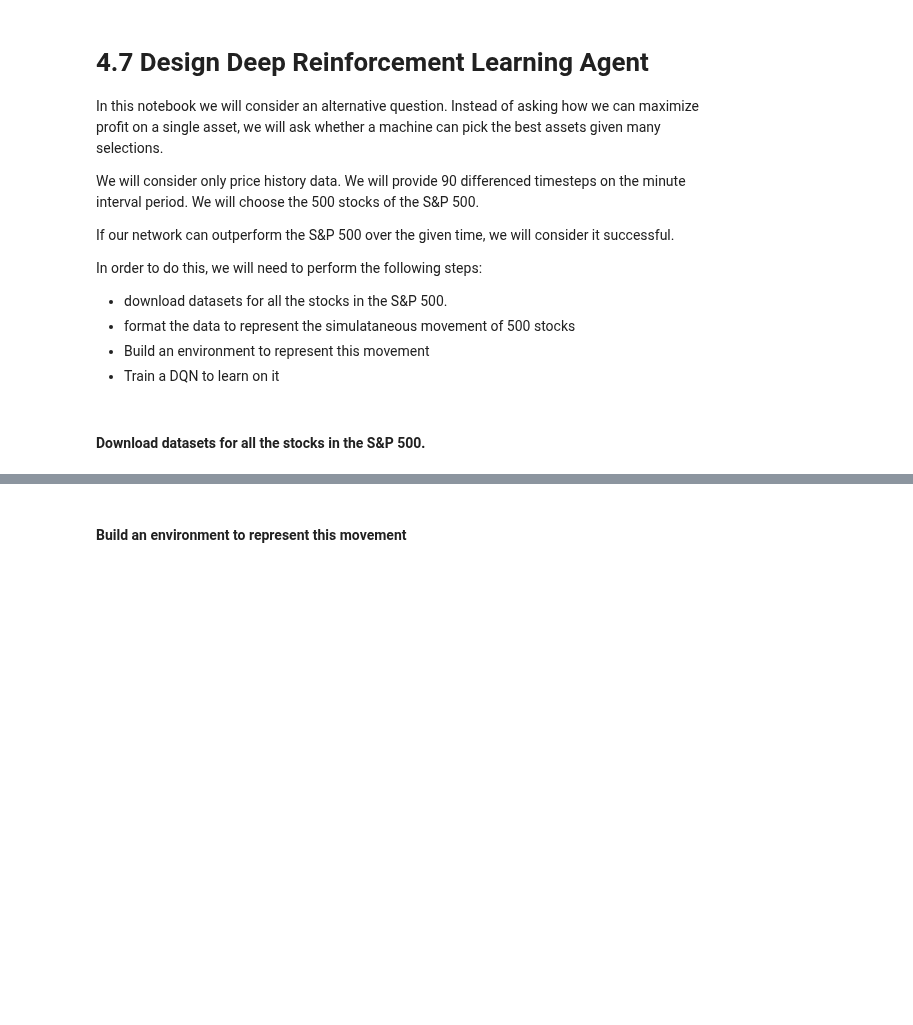
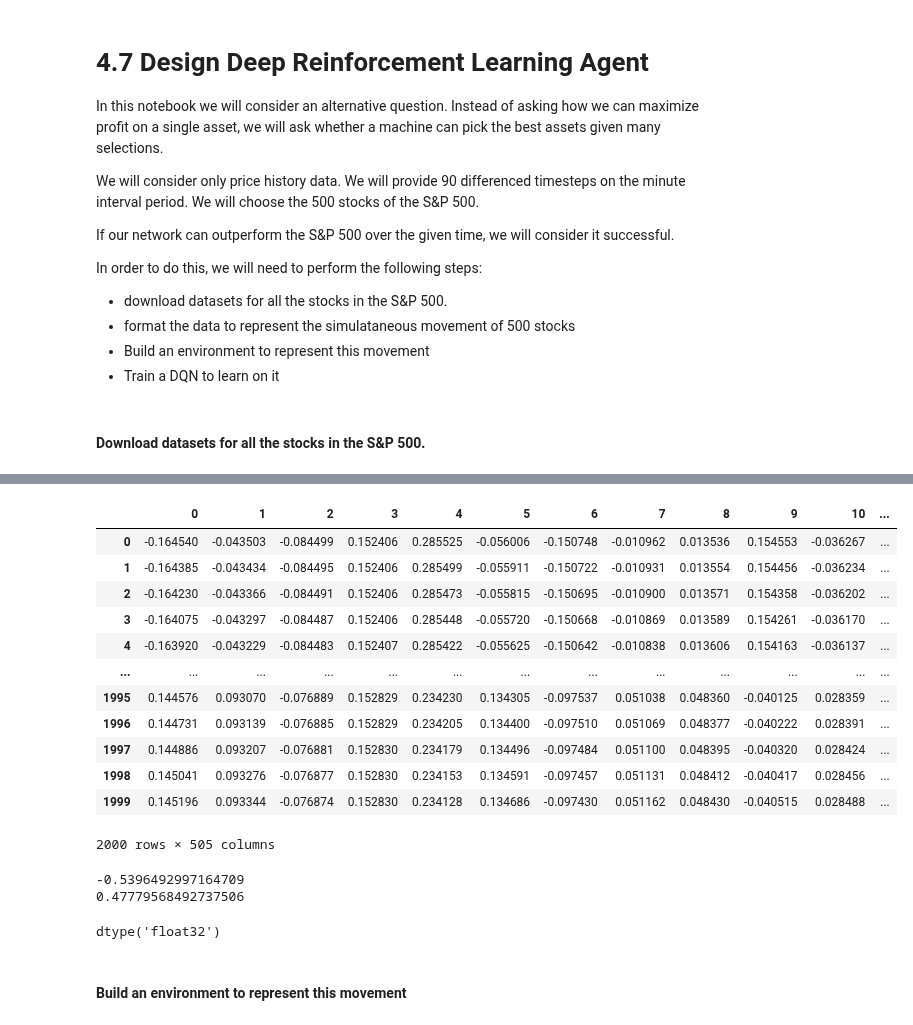
Before and after one commit to MarkPopovich/financial-ml, a Jupyter notebook: 4-Modeling/4.7 Design Deep Reinforcement Learning Agent.ipynb, the cells around one changed output, grey strips where cells are left out. Cells and saved outputs as stored; diff of their text form; code cells hidden in the pictures; blank space fills up the shorter version.

```diff
--- a/4-Modeling/4.7 Design Deep Reinforcement Learning Agent.ipynb
+++ b/4-Modeling/4.7 Design Deep Reinforcement Learning Agent.ipynb
@@ -109,3 +119,32 @@ X.shape
+# %%
+import pandas as pd
+
+pd.DataFrame(X)
+# %% [output]
+|  | 0 | 1 | 2 | 3 | 4 | 5 | 6 | 7 | 8 | 9 | 10 | ... |
+| 0 | -0.164540 | -0.043503 | -0.084499 | 0.152406 | 0.285525 | -0.056006 | -0.150748 | -0.010962 | 0.013536 | 0.154553 | -0.036267 | ... |
+| 1 | -0.164385 | -0.043434 | -0.084495 | 0.152406 | 0.285499 | -0.055911 | -0.150722 | -0.010931 | 0.013554 | 0.154456 | -0.036234 | ... |
+| 2 | -0.164230 | -0.043366 | -0.084491 | 0.152406 | 0.285473 | -0.055815 | -0.150695 | -0.010900 | 0.013571 | 0.154358 | -0.036202 | ... |
+| 3 | -0.164075 | -0.043297 | -0.084487 | 0.152406 | 0.285448 | -0.055720 | -0.150668 | -0.010869 | 0.013589 | 0.154261 | -0.036170 | ... |
+| 4 | -0.163920 | -0.043229 | -0.084483 | 0.152407 | 0.285422 | -0.055625 | -0.150642 | -0.010838 | 0.013606 | 0.154163 | -0.036137 | ... |
+| ... | ... | ... | ... | ... | ... | ... | ... | ... | ... | ... | ... | ... |
+| 1995 | 0.144576 | 0.093070 | -0.076889 | 0.152829 | 0.234230 | 0.134305 | -0.097537 | 0.051038 | 0.048360 | -0.040125 | 0.028359 | ... |
+| 1996 | 0.144731 | 0.093139 | -0.076885 | 0.152829 | 0.234205 | 0.134400 | -0.097510 | 0.051069 | 0.048377 | -0.040222 | 0.028391 | ... |
+| 1997 | 0.144886 | 0.093207 | -0.076881 | 0.152830 | 0.234179 | 0.134496 | -0.097484 | 0.051100 | 0.048395 | -0.040320 | 0.028424 | ... |
+| 1998 | 0.145041 | 0.093276 | -0.076877 | 0.152830 | 0.234153 | 0.134591 | -0.097457 | 0.051131 | 0.048412 | -0.040417 | 0.028456 | ... |
+| 1999 | 0.145196 | 0.093344 | -0.076874 | 0.152830 | 0.234128 | 0.134686 | -0.097430 | 0.051162 | 0.048430 | -0.040515 | 0.028488 | ... |
+2000 rows × 505 columns
+# %%
+print(pd.DataFrame(X).describe().loc['min'].min())
+print(pd.DataFrame(X).describe().loc['max'].max())
+# %% [output]
+-0.5396492997164709
+0.47779568492737506
+# %%
+X = np.array(X, dtype=np.float32)
+X.dtype
+# %% [output]
+dtype('float32')
 # %% [markdown]
 #### Build an environment to represent this movement
 # %%
```
Also changed, not shown: parts of 18 cells of this notebook.
